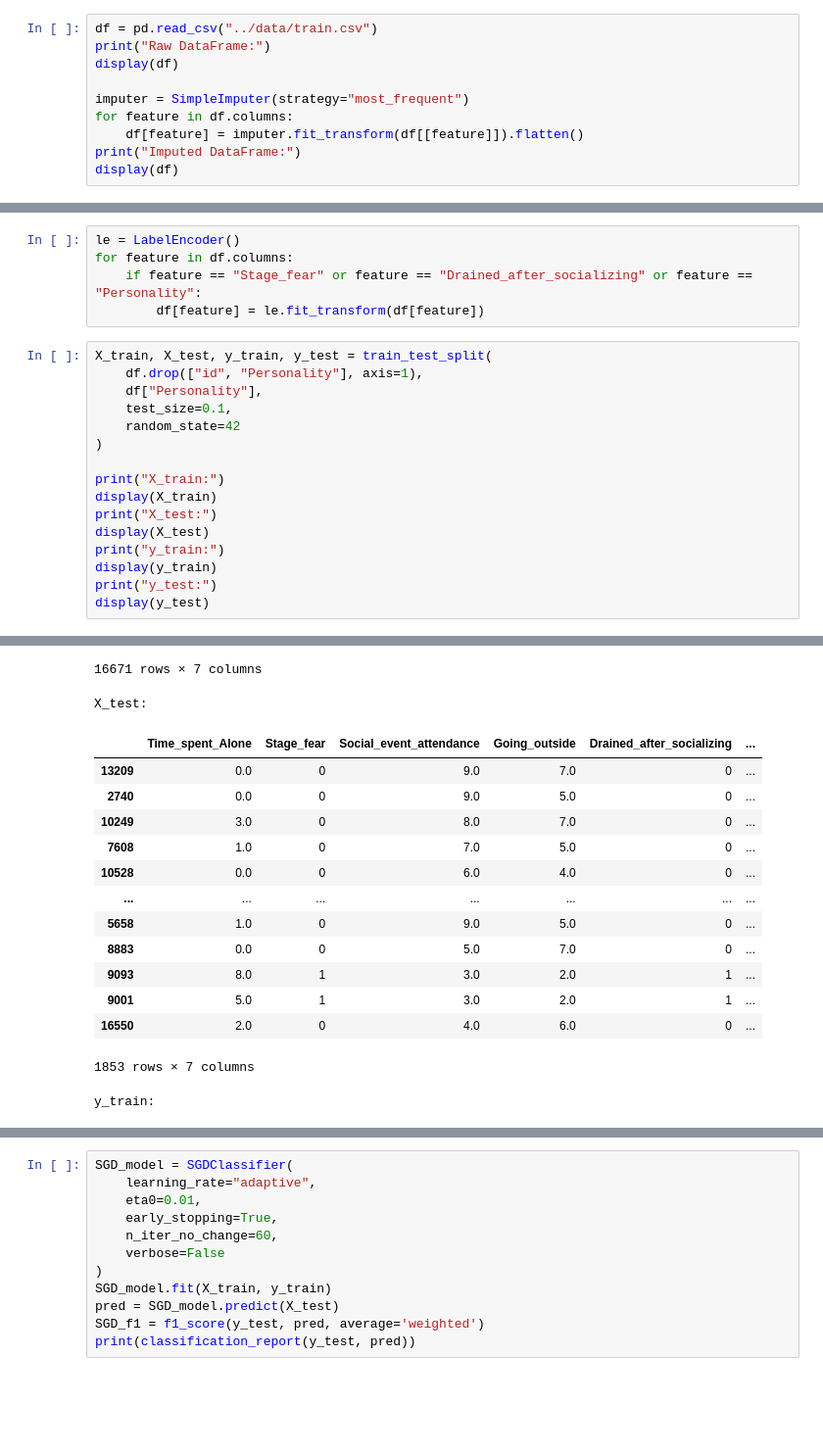
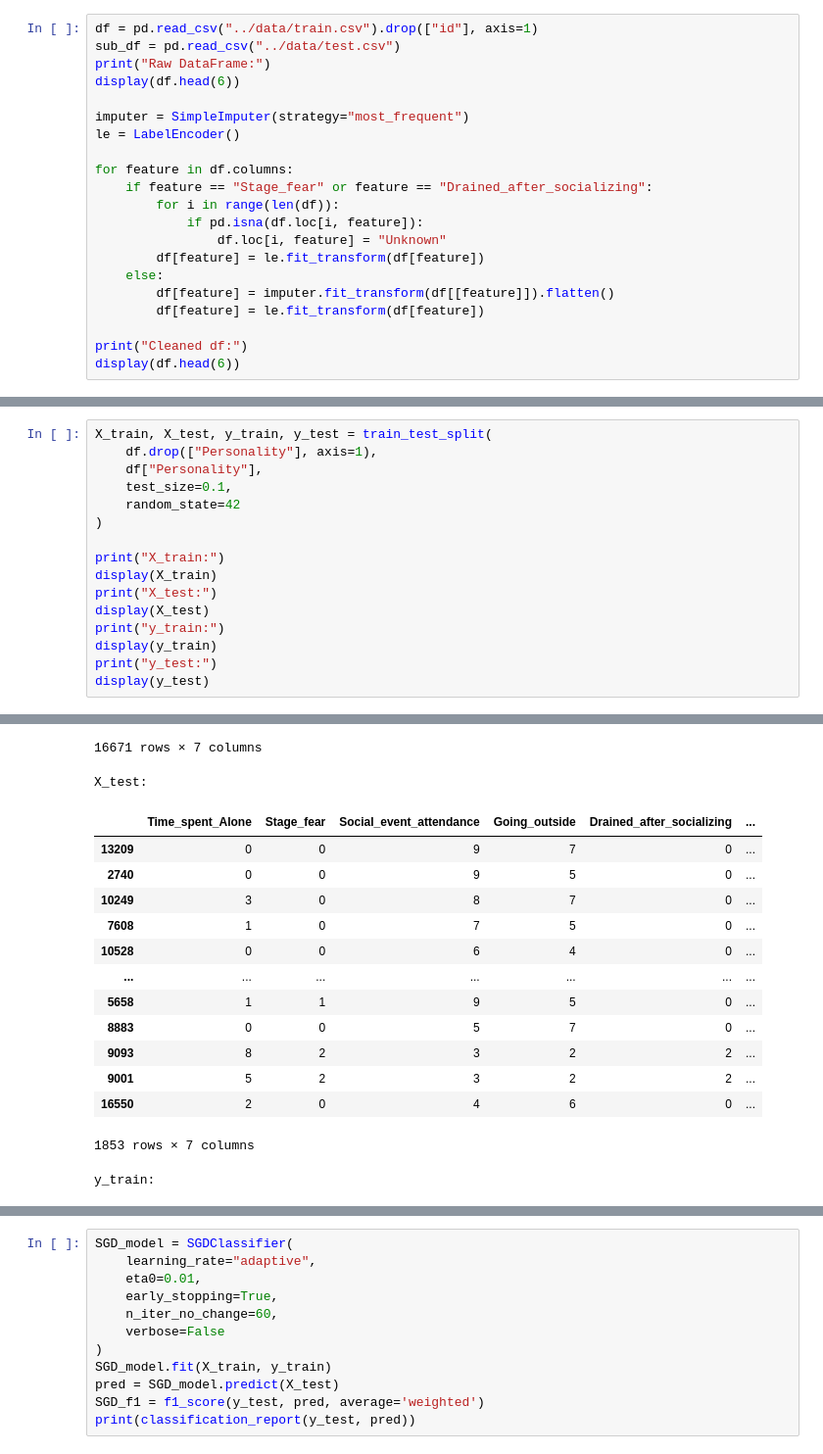
Before and after one commit to P1N60/introvert_vs_extrovert_classifier, a Jupyter notebook: notebooks/main.ipynb, the cells around one changed output, grey strips where cells are left out. Shown: that part at 98% size. Cells and saved outputs as stored; diff of their text form; blank space fills up the shorter version.

```diff
--- a/notebooks/main.ipynb
+++ b/notebooks/main.ipynb
@@ -10,12 +12,23 @@ from sklearn.linear_model import SGDClassifier
 # %%
-df = pd.read_csv("../data/train.csv")
+df = pd.read_csv("../data/train.csv").drop(["id"], axis=1)
+sub_df = pd.read_csv("../data/test.csv")
 print("Raw DataFrame:")
-display(df)
+display(df.head(6))
 
 imputer = SimpleImputer(strategy="most_frequent")
+le = LabelEncoder()
+
 for feature in df.columns:
-    df[feature] = imputer.fit_transform(df[[feature]]).flatten()
-print("Imputed DataFrame:")
-display(df)
+	if feature == "Stage_fear" or feature == "Drained_after_socializing":
+		for i in range(len(df)):
+			if pd.isna(df.loc[i, feature]):
+				df.loc[i, feature] = "Unknown"
+		df[feature] = le.fit_transform(df[feature])
+	else:
+		df[feature] = imputer.fit_transform(df[[feature]]).flatten()
+		df[feature] = le.fit_transform(df[feature])
+
+print("Cleaned df:")
+display(df.head(6))
 # %% [output]
 Raw DataFrame:
@@ -49,11 +50,6 @@ Imputed DataFrame:
-# %%
-le = LabelEncoder()
-for feature in df.columns:
-    if feature == "Stage_fear" or feature == "Drained_after_socializing" or feature == "Personality":
-        df[feature] = le.fit_transform(df[feature])
 # %%
 X_train, X_test, y_train, y_test = train_test_split(
-    df.drop(["id", "Personality"], axis=1),
+    df.drop(["Personality"], axis=1),
     df["Personality"],
     test_size=0.1,
     random_state=42
@@ -84,17 +80,17 @@ X_train:
 16671 rows × 7 columns
 X_test:
 |  | Time_spent_Alone | Stage_fear | Social_event_attendance | Going_outside | Drained_after_socializing | ... |
-| 13209 | 0.0 | 0 | 9.0 | 7.0 | 0 | ... |
-| 2740 | 0.0 | 0 | 9.0 | 5.0 | 0 | ... |
-| 10249 | 3.0 | 0 | 8.0 | 7.0 | 0 | ... |
-| 7608 | 1.0 | 0 | 7.0 | 5.0 | 0 | ... |
-| 10528 | 0.0 | 0 | 6.0 | 4.0 | 0 | ... |
+| 13209 | 0 | 0 | 9 | 7 | 0 | ... |
+| 2740 | 0 | 0 | 9 | 5 | 0 | ... |
+| 10249 | 3 | 0 | 8 | 7 | 0 | ... |
+| 7608 | 1 | 0 | 7 | 5 | 0 | ... |
+| 10528 | 0 | 0 | 6 | 4 | 0 | ... |
 | ... | ... | ... | ... | ... | ... | ... |
-| 5658 | 1.0 | 0 | 9.0 | 5.0 | 0 | ... |
-| 8883 | 0.0 | 0 | 5.0 | 7.0 | 0 | ... |
-| 9093 | 8.0 | 1 | 3.0 | 2.0 | 1 | ... |
-| 9001 | 5.0 | 1 | 3.0 | 2.0 | 1 | ... |
-| 16550 | 2.0 | 0 | 4.0 | 6.0 | 0 | ... |
+| 5658 | 1 | 1 | 9 | 5 | 0 | ... |
+| 8883 | 0 | 0 | 5 | 7 | 0 | ... |
+| 9093 | 8 | 2 | 3 | 2 | 2 | ... |
+| 9001 | 5 | 2 | 3 | 2 | 2 | ... |
+| 16550 | 2 | 0 | 4 | 6 | 0 | ... |
 1853 rows × 7 columns
 y_train:
 11881    0
```
Also changed, not shown: parts of 6 cells of this notebook, 1 other file.
